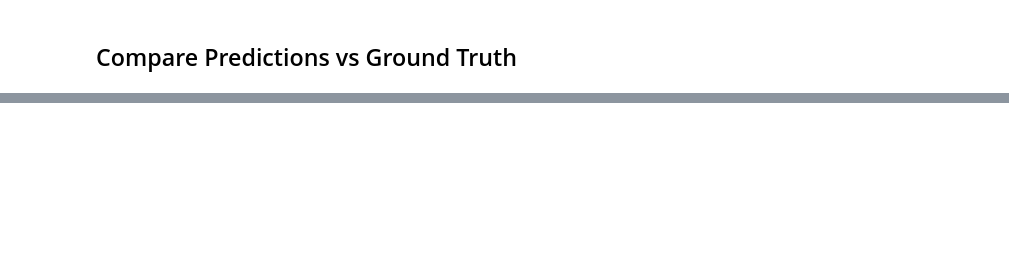
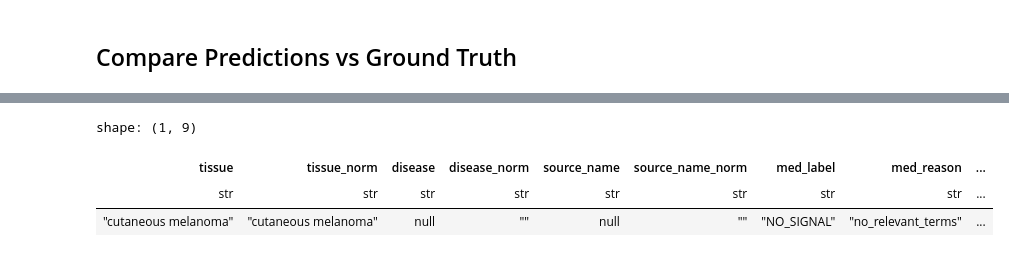
Before and after one commit to NathanG1en/Paipu-Cleaner-Cancers, a Jupyter notebook: test.ipynb, the cells around one changed output, grey strips where cells are left out. Saved outputs shown, nothing was run; the diff lists cells and outputs as text; code cells hidden in the pictures; blank space fills up the shorter version.

```diff
--- a/test.ipynb
+++ b/test.ipynb
@@ -377,0 +502,26 @@ for rule in auto_rules:
+# %%
+# Get false negatives
+false_negatives = predicted_df.filter(
+    (pl.col('final_label') == 'NON_CANCER') & (pl.col('is_cancer') == True)
+)
+
+# Look at a specific example with "cutaneous melanoma"
+melanoma_cases = false_negatives.filter(pl.col('tissue').str.contains('melanoma'))
+
+# Show key columns to understand what's happening
+melanoma_cases.select([
+    'tissue',
+    'tissue_norm',  # Check if normalized column exists
+    'disease',
+    'disease_norm',
+    'source_name',
+    'source_name_norm',
+    'med_label',
+    'med_reason',
+    'med_source_columns'  # This should show which columns had matches
+]).head(5)
+# %% [output]
+shape: (1, 9)
+| tissue | tissue_norm | disease | disease_norm | source_name | source_name_norm | med_label | med_reason | ... |
+| str | str | str | str | str | str | str | str | ... |
+| "cutaneous melanoma" | "cutaneous melanoma" | null | "" | null | "" | "NO_SIGNAL" | "no_relevant_terms" | ... |
```
Also changed, not shown: parts of 15 cells of this notebook, 10 other files.
